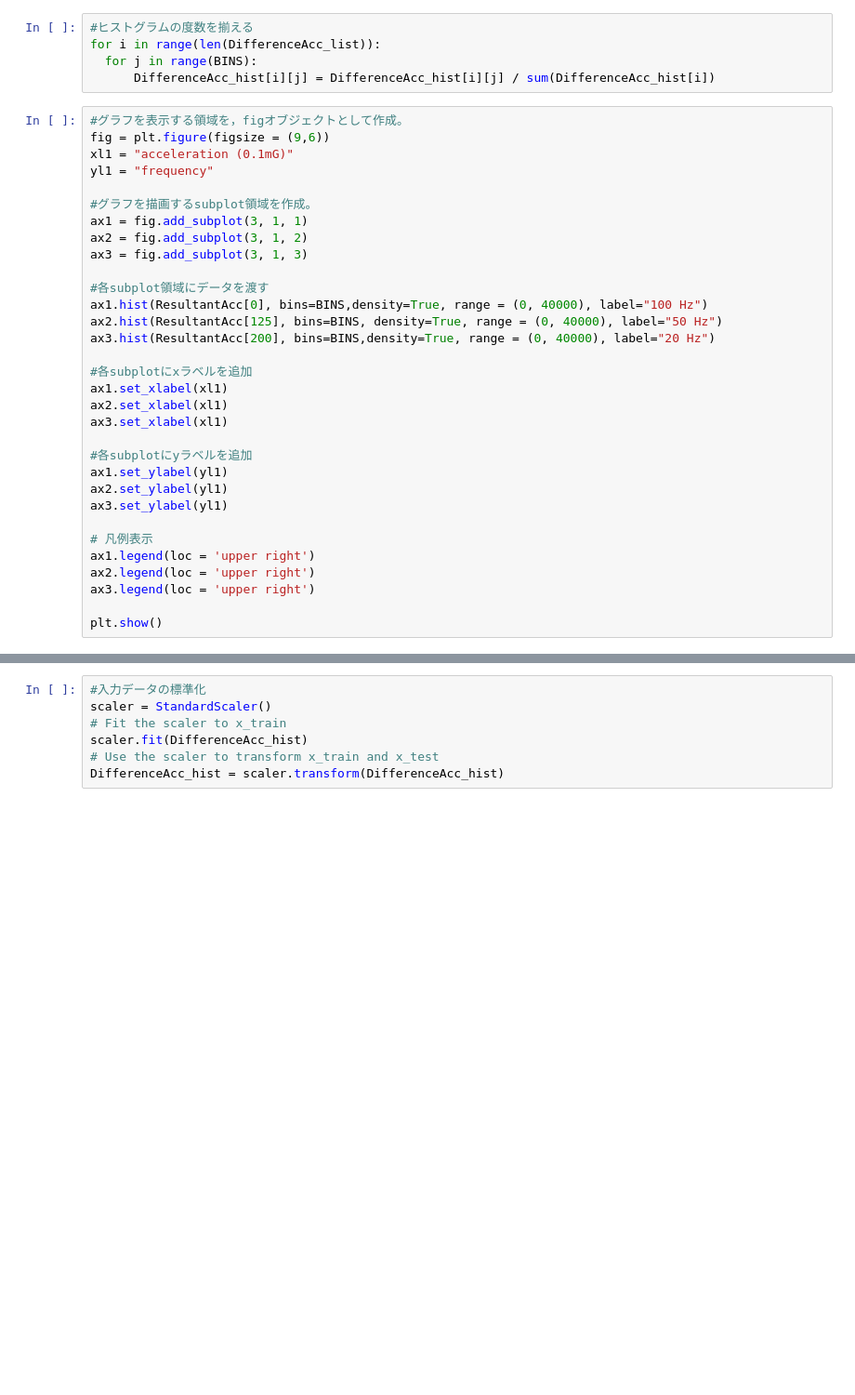
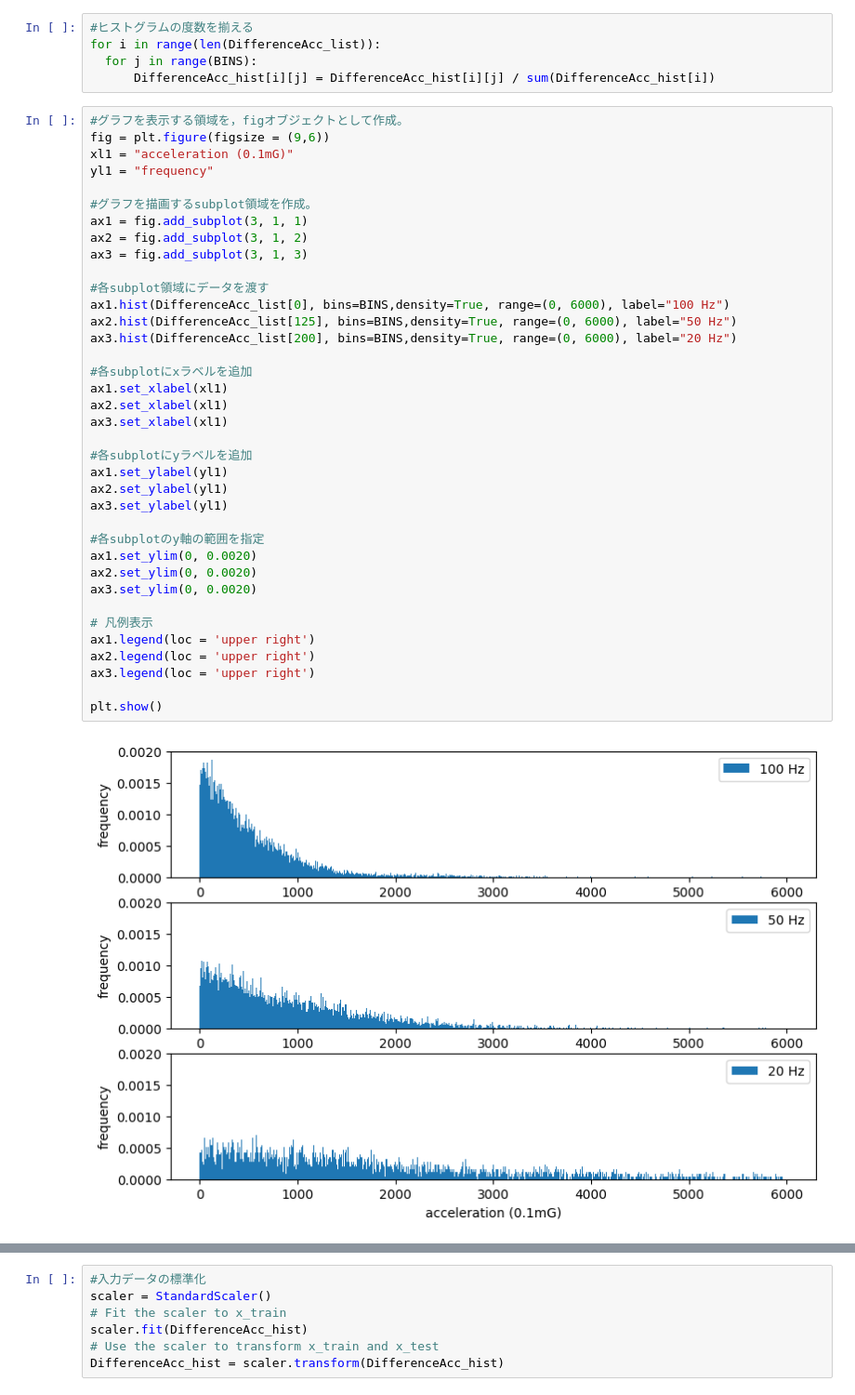
Before and after one commit to hinapyon/Sampling-Frequency-Estimating-of-Human-Activity-Acceleration-Data-using-Transformer-based-Regression, a Jupyter notebook: main.ipynb, the cells around one changed output, grey strips where cells are left out. Shown at 93% size. Cells and saved outputs as stored; diff of their text form; blank space fills up the shorter version.

```diff
--- a/main.ipynb
+++ b/main.ipynb
@@ -375,32 +376,39 @@ for i in range(len(DifferenceAcc_list)):
 # %%
 #グラフを表示する領域を，figオブジェクトとして作成。
 fig = plt.figure(figsize = (9,6))
 xl1 = "acceleration (0.1mG)"
 yl1 = "frequency"
 
 #グラフを描画するsubplot領域を作成。
 ax1 = fig.add_subplot(3, 1, 1)
 ax2 = fig.add_subplot(3, 1, 2)
 ax3 = fig.add_subplot(3, 1, 3)
 
 #各subplot領域にデータを渡す
-ax1.hist(ResultantAcc[0], bins=BINS,density=True, range = (0, 40000), label="100 Hz")
-ax2.hist(ResultantAcc[125], bins=BINS, density=True, range = (0, 40000), label="50 Hz")
-ax3.hist(ResultantAcc[200], bins=BINS,density=True, range = (0, 40000), label="20 Hz")
+ax1.hist(DifferenceAcc_list[0], bins=BINS,density=True, range=(0, 6000), label="100 Hz")
+ax2.hist(DifferenceAcc_list[125], bins=BINS,density=True, range=(0, 6000), label="50 Hz")
+ax3.hist(DifferenceAcc_list[200], bins=BINS,density=True, range=(0, 6000), label="20 Hz")
 
 #各subplotにxラベルを追加
 ax1.set_xlabel(xl1)
 ax2.set_xlabel(xl1)
 ax3.set_xlabel(xl1)
 
 #各subplotにyラベルを追加
 ax1.set_ylabel(yl1)
 ax2.set_ylabel(yl1)
 ax3.set_ylabel(yl1)
 
+#各subplotのy軸の範囲を指定
+ax1.set_ylim(0, 0.0020)
+ax2.set_ylim(0, 0.0020)
+ax3.set_ylim(0, 0.0020)
+
 # 凡例表示
 ax1.legend(loc = 'upper right')
 ax2.legend(loc = 'upper right')
 ax3.legend(loc = 'upper right')
 
 plt.show()
+# %% [output]
+[figure, added]
```
Also changed, not shown: parts of 7 cells of this notebook.
